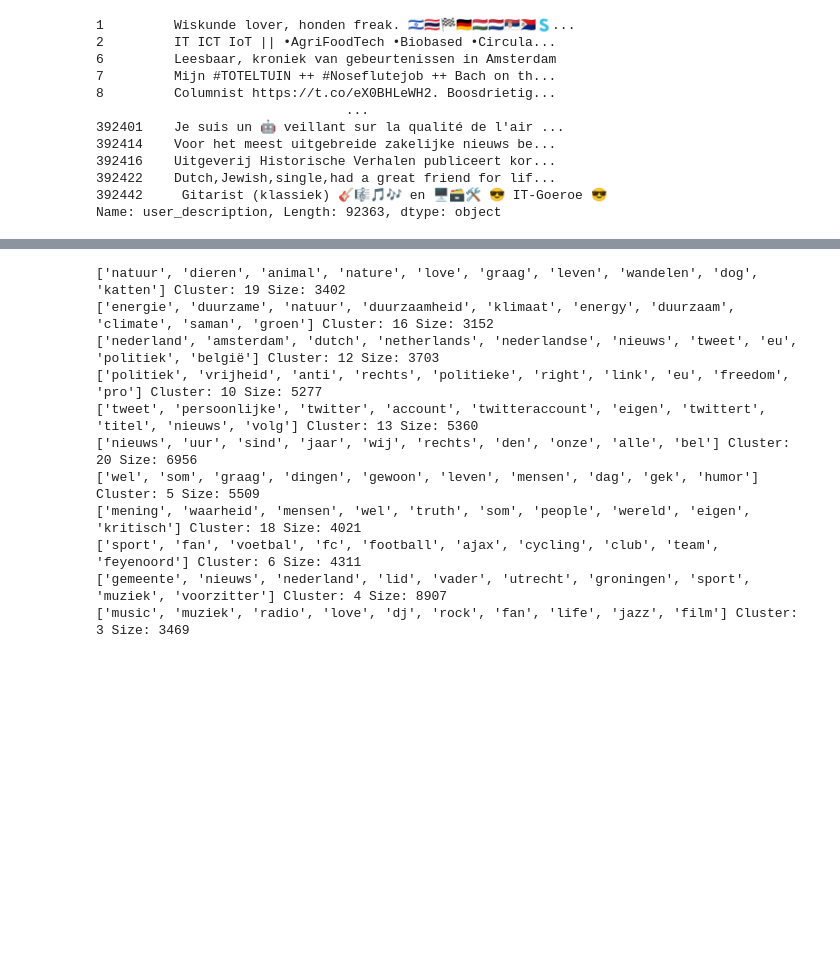
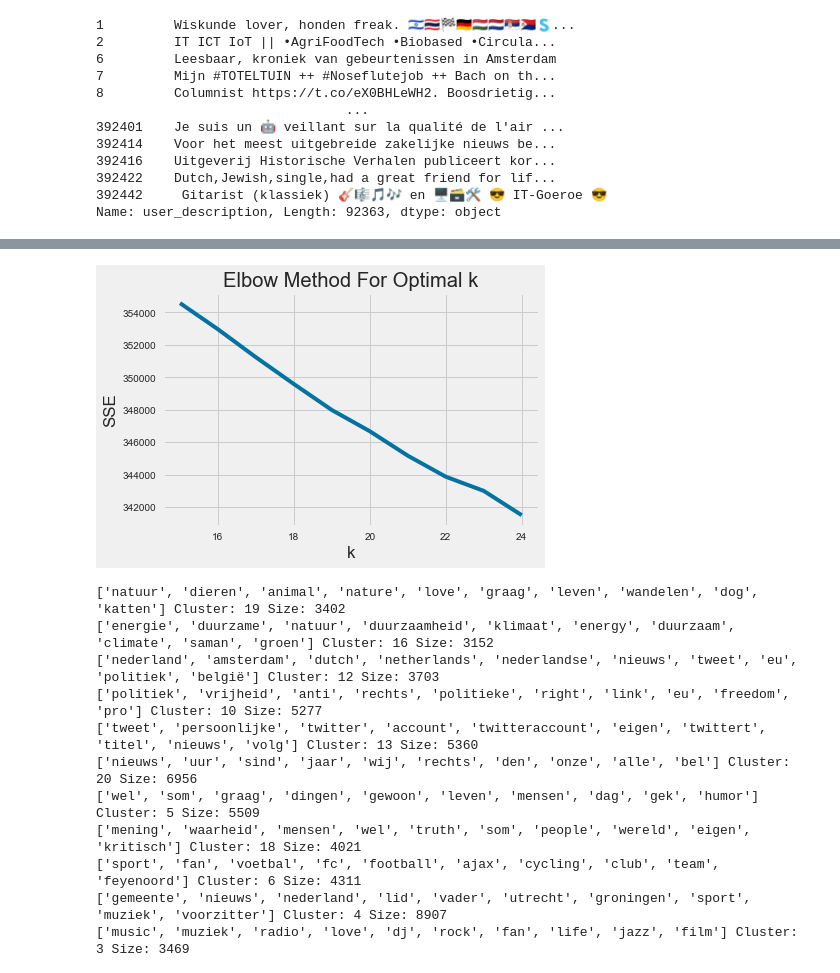
Before and after one commit to sijbrenvv/MLP, a Jupyter notebook: MLP.ipynb, the cells around one changed output, grey strips where cells are left out. Saved outputs shown, nothing was run; the diff lists cells and outputs as text; code cells hidden in the pictures; blank space fills up the shorter version.

```diff
--- a/MLP.ipynb
+++ b/MLP.ipynb
@@ -262,3 +182,7 @@ def elbow(min=15,max=25):
+# %%
+elbow(15,25)
+# %% [output]
+[figure, added]
 # %%
 km = KMeans(n_clusters = 23, n_init = 10) # Initialise the k-means clusterer
 km = km.fit(embeddings) # Compute k-means clustering
```
Also changed, not shown: parts of 7 cells of this notebook.
